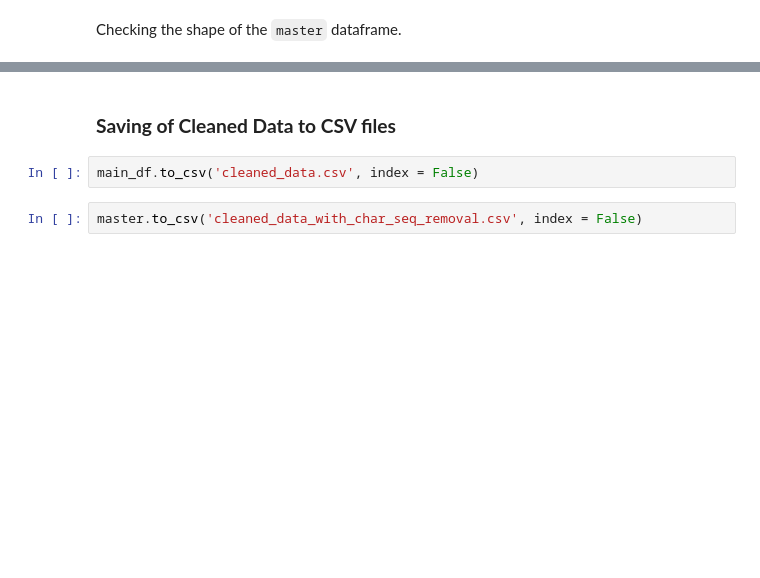
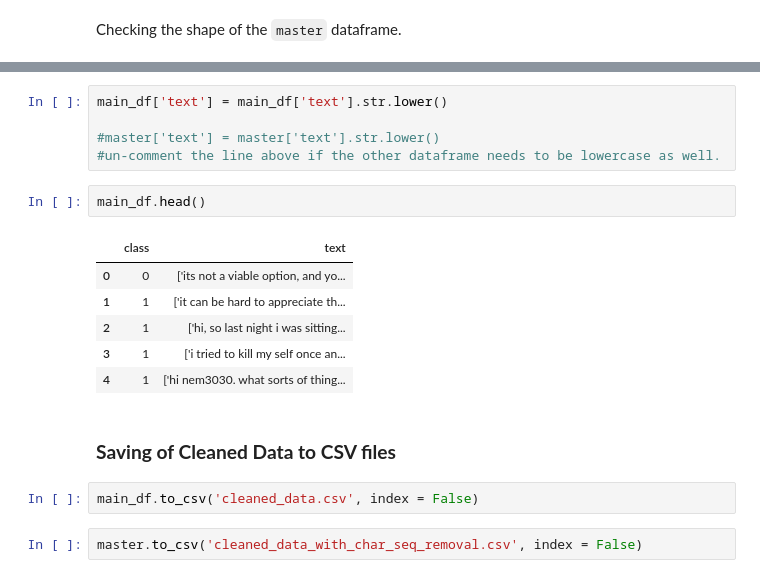
Before and after one commit to francheska-vicente/data103-project, a Jupyter notebook: main.ipynb, the cells around one changed output, grey strips where cells are left out. Saved outputs shown, nothing was run; the diff lists cells and outputs as text; blank space fills up the shorter version.

```diff
--- a/main.ipynb
+++ b/main.ipynb
@@ -300,3 +536,17 @@ master.shape
+# %%
+main_df['text'] = main_df['text'].str.lower()
+
+#master['text'] = master['text'].str.lower()
+#un-comment the line above if the other dataframe needs to be lowercase as well.
+# %%
+main_df.head()
+# %% [output]
+|  | class | text |
+| 0 | 0 | ['its not a viable option, and yo... |
+| 1 | 1 | ['it can be hard to appreciate th... |
+| 2 | 1 | ['hi, so last night i was sitting... |
+| 3 | 1 | ['i tried to kill my self once an... |
+| 4 | 1 | ['hi nem3030. what sorts of thing... |
 # %% [markdown]
 ### **Saving of Cleaned Data to CSV files**
 # %%
```
Also changed, not shown: parts of 38 cells of this notebook.
